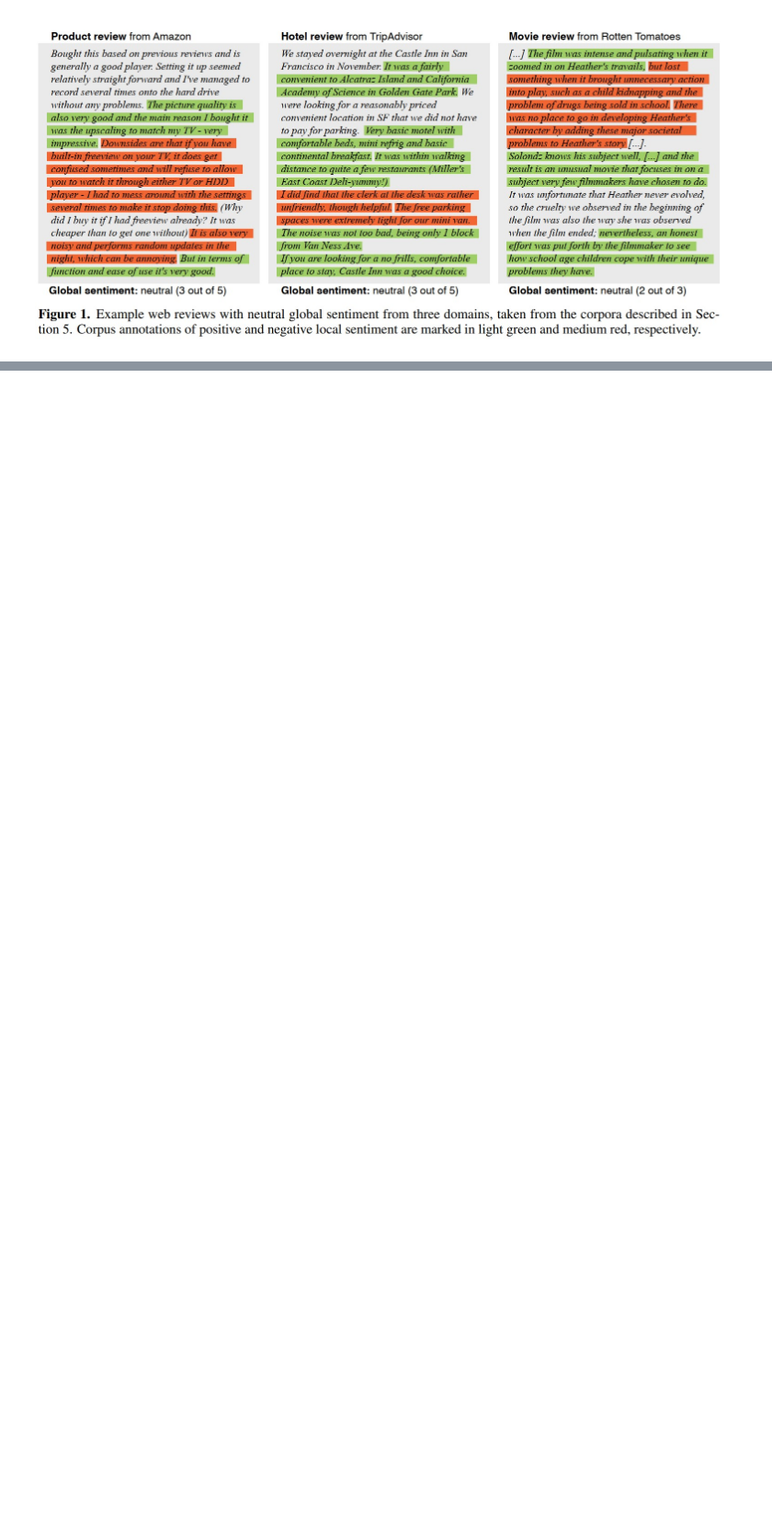
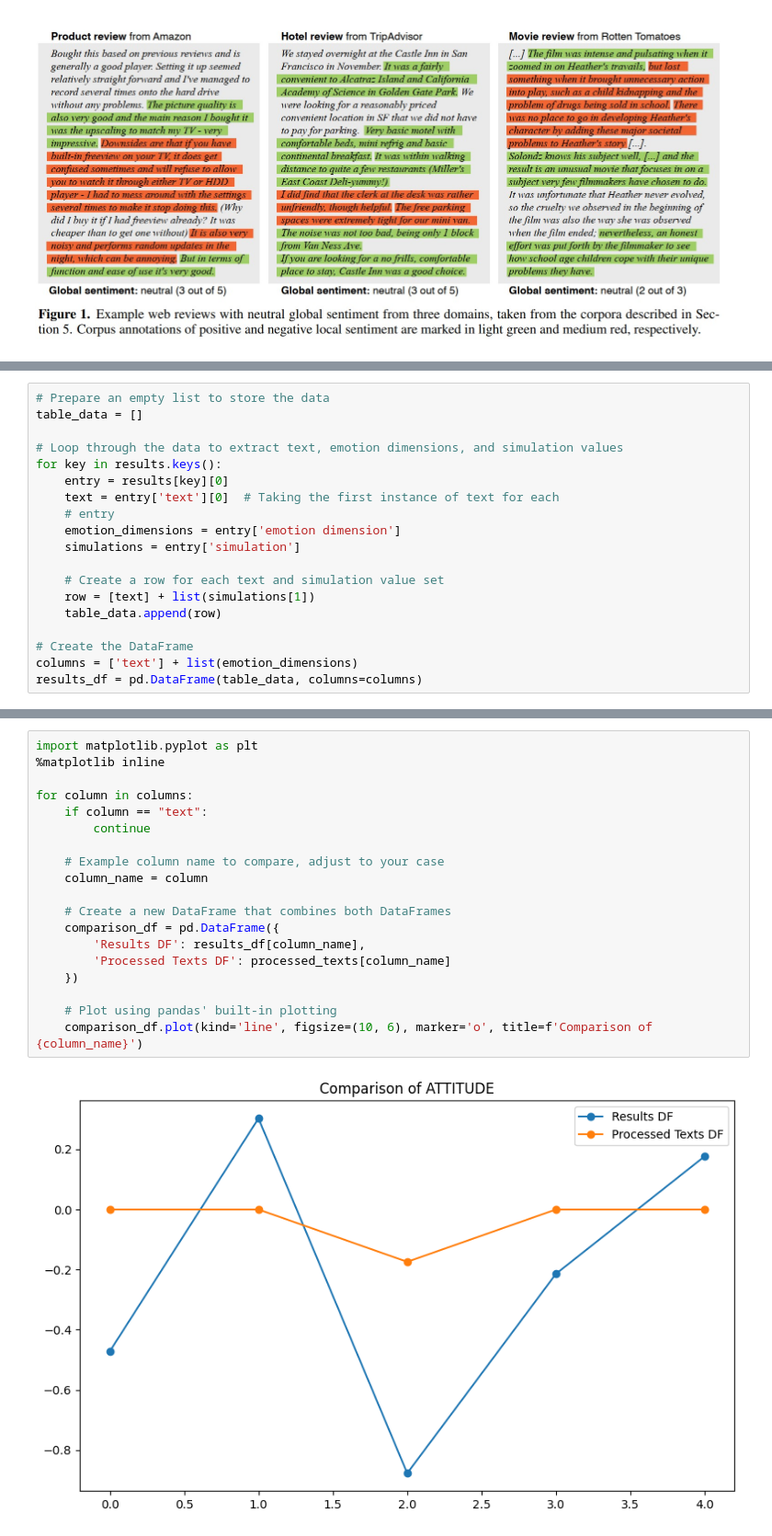
Before and after one commit to myeghaneh/ArguSentiment, a Jupyter notebook: src/SentimentFlow_Argumentation.ipynb, the cells around one changed output, grey strips where cells are left out. Shown at 92% size. Saved outputs shown, nothing was run; the diff lists cells and outputs as text; blank space fills up the shorter version.

```diff
--- a/src/SentimentFlow_Argumentation.ipynb
+++ b/src/SentimentFlow_Argumentation.ipynb
@@ -159,0 +192,19 @@ pd.DataFrame(results)
+# %%
+# Prepare an empty list to store the data
+table_data = []
+
+# Loop through the data to extract text, emotion dimensions, and simulation values
+for key in results.keys():
+    entry = results[key][0]
+    text = entry['text'][0]  # Taking the first instance of text for each
+    # entry
+    emotion_dimensions = entry['emotion dimension']
+    simulations = entry['simulation']
+
+    # Create a row for each text and simulation value set
+    row = [text] + list(simulations[1])
+    table_data.append(row)
+
+# Create the DataFrame
+columns = ['text'] + list(emotion_dimensions)
+results_df = pd.DataFrame(table_data, columns=columns)
@@ -159,0 +229,21 @@ pd.DataFrame(results)
+# %%
+import matplotlib.pyplot as plt
+%matplotlib inline
+
+for column in columns:
+    if column == "text":
+        continue
+
+    # Example column name to compare, adjust to your case
+    column_name = column
+
+    # Create a new DataFrame that combines both DataFrames
+    comparison_df = pd.DataFrame({
+        'Results DF': results_df[column_name],
+        'Processed Texts DF': processed_texts[column_name]
+    })
+
+    # Plot using pandas' built-in plotting
+    comparison_df.plot(kind='line', figsize=(10, 6), marker='o', title=f'Comparison of {column_name}')
+# %% [output]
+[figure, added]
```
Also changed, not shown: parts of 10 cells of this notebook, 3 other files.
